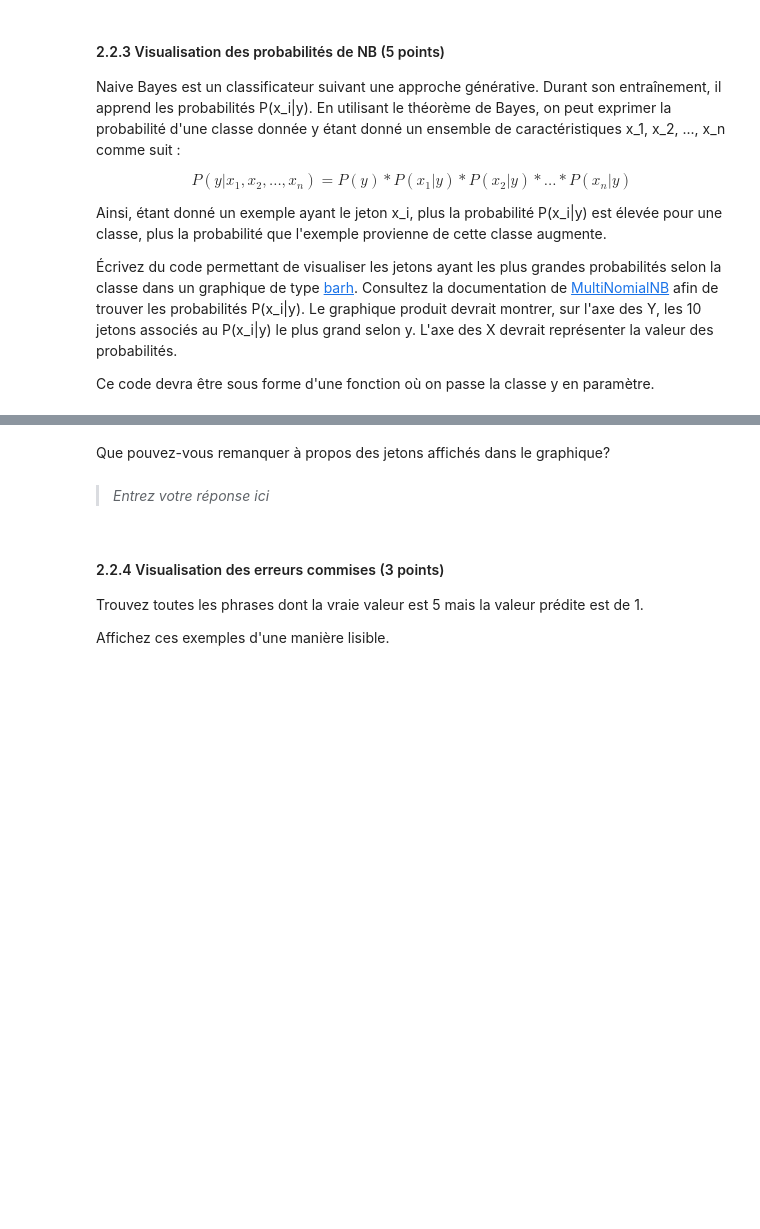
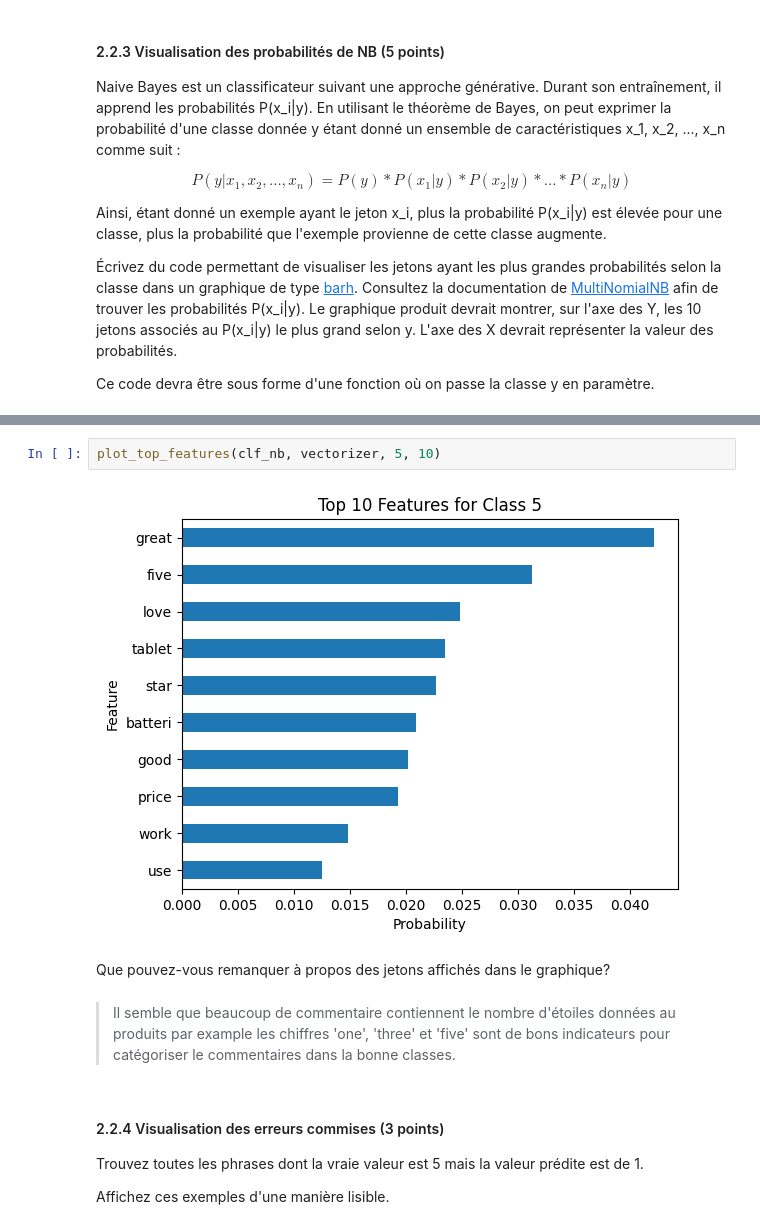
Before and after one commit to marcomudenge/NLP_1_Tokenizing_and_Classifying_Reviews, a Jupyter notebook: inf8460_A23_TP1_Brando.ipynb, the cells around one changed output, grey strips where cells are left out. Cells and saved outputs as stored; diff of their text form; blank space fills up the shorter version.

```diff
--- a/inf8460_A23_TP1_Brando.ipynb
+++ b/inf8460_A23_TP1_Brando.ipynb
@@ -530,7 +595,11 @@ import matplotlib.pyplot as plt
+# %%
+plot_top_features(clf_nb, vectorizer, 5, 10)
+# %% [output]
+[figure, added]
 # %% [markdown]
 Que pouvez-vous remanquer à propos des jetons affichés dans le graphique?
 # %% [markdown]
-> *Entrez votre réponse ici*
+> Il semble que beaucoup de commentaire contiennent le nombre d'étoiles données au produits par example les chiffres 'one', 'three' et 'five' sont de bons indicateurs pour catégoriser le commentaires dans la bonne classes.
 # %% [markdown]
 <a name='2.2.4'></a>
 #### 2.2.4 Visualisation des erreurs commises  (3 points)
```
Also changed, not shown: parts of 6 cells of this notebook.
